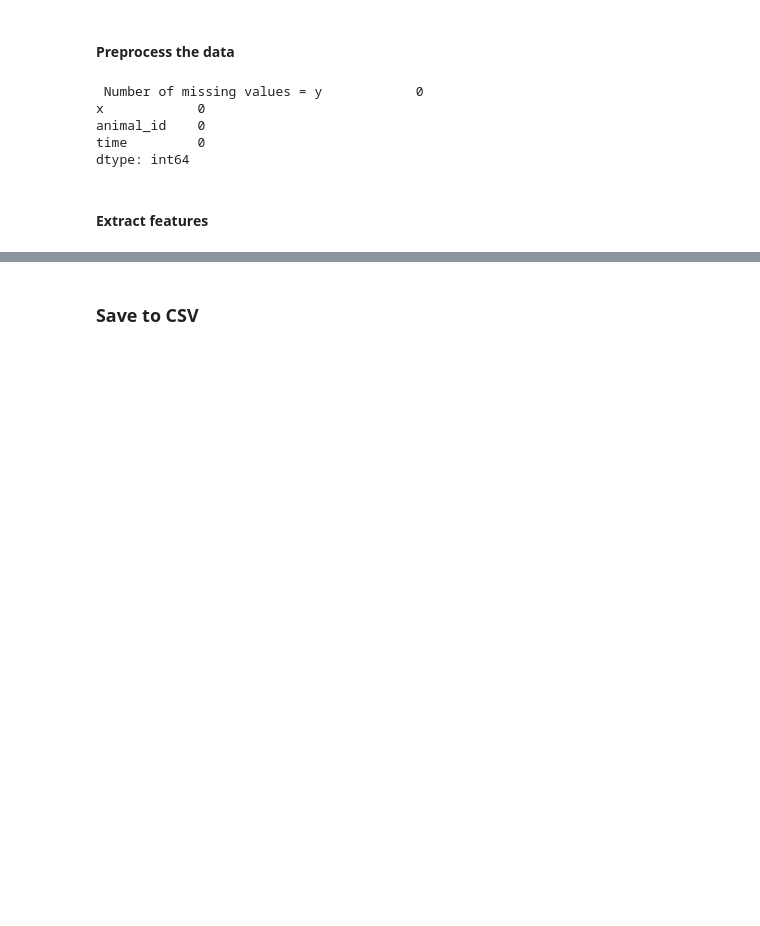
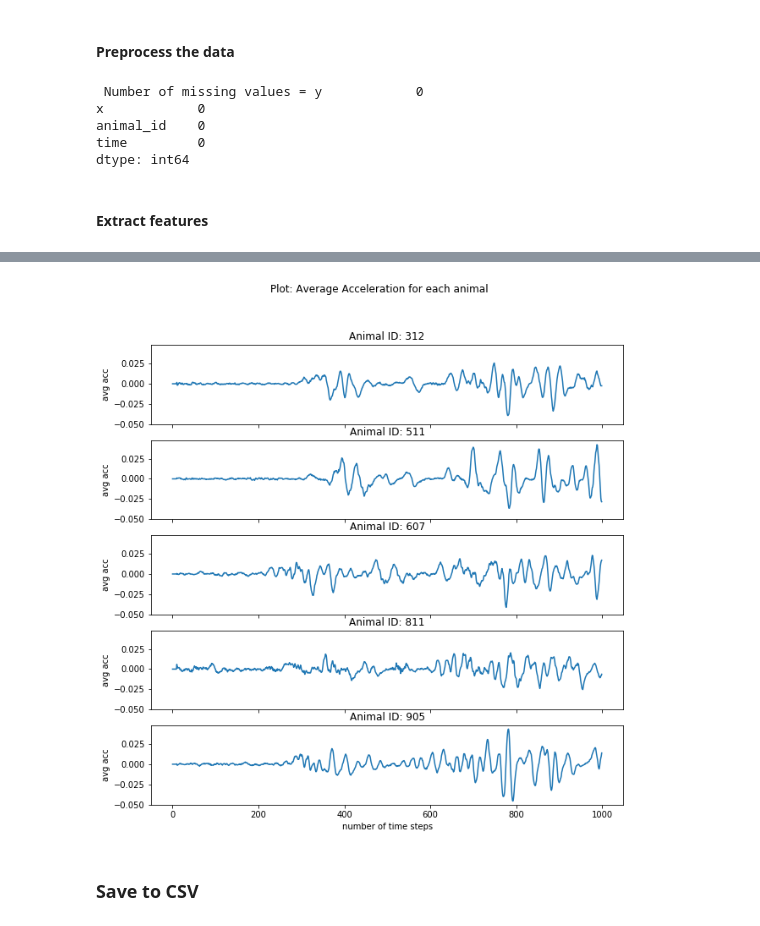
Before and after one commit to dbvis-ukon/movekit, a Jupyter notebook: examples/demo.ipynb, the cells around one changed output, grey strips where cells are left out. Saved outputs shown, nothing was run; the diff lists cells and outputs as text; code cells hidden in the pictures; blank space fills up the shorter version.

```diff
--- a/examples/demo.ipynb
+++ b/examples/demo.ipynb
@@ -54,3 +118,7 @@ data_features.head(20)
+# %%
+mkit.plot_acceleration(data_features)
+# %% [output]
+[figure, added]
 # %% [markdown]
 ### Save to CSV
 # %%
```
Also changed, not shown: parts of 13 cells of this notebook, 5 other files.
